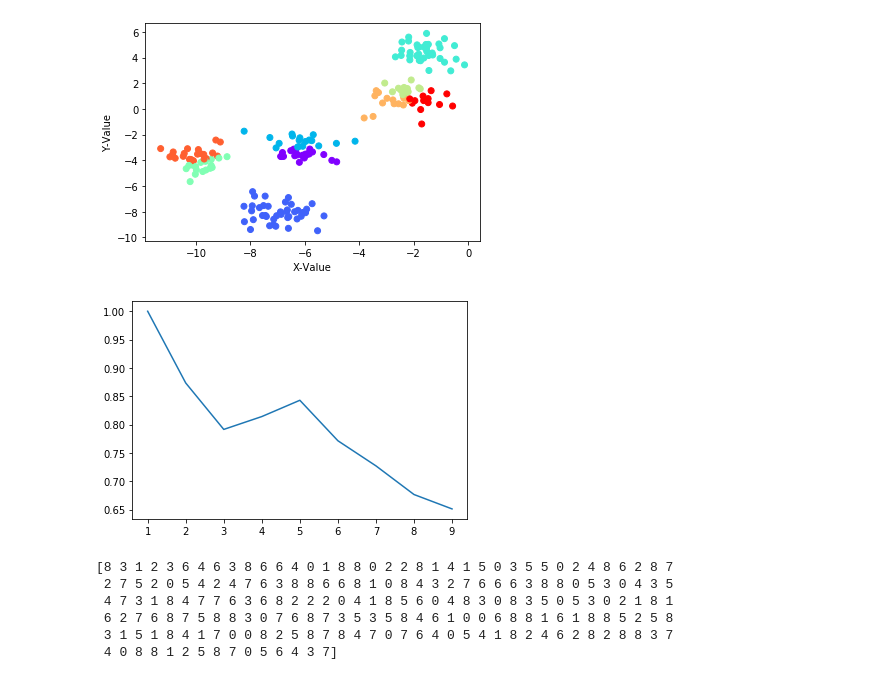
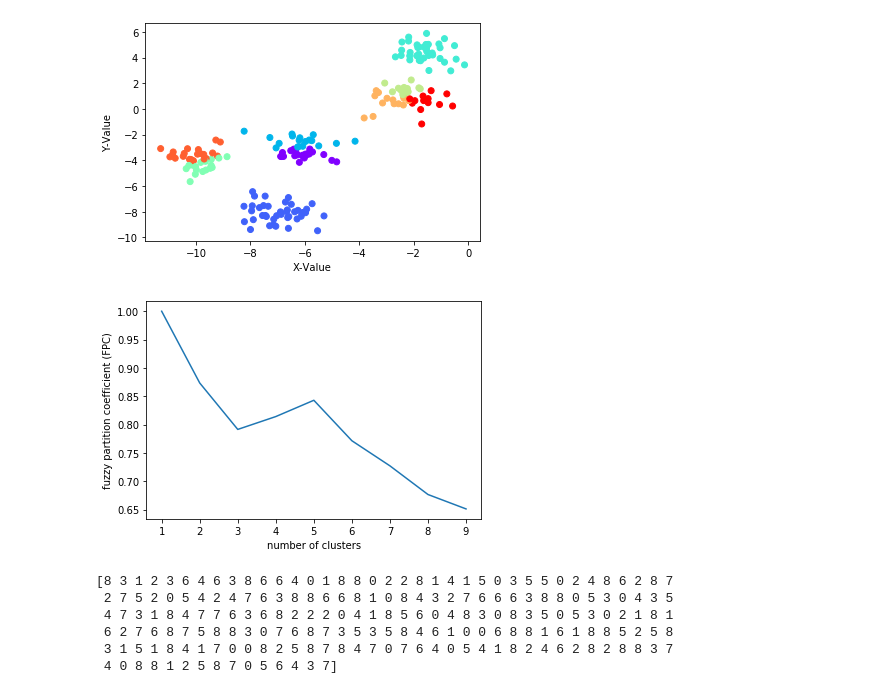
Before and after one commit to HarshitCodex/WSN-Clustering, a Jupyter notebook: LEACH/leach.ipynb, the cells around one changed output. Drawn from its saved outputs; the diff is of its cells as text; code cells hidden in the pictures.

```diff
--- a/LEACH/leach.ipynb
+++ b/LEACH/leach.ipynb
@@ -41,9 +41,12 @@ for i in range(1 , 10):
 # %%
 fig2, ax2 = plt.subplots()
 ax2.plot(range(1, 10), fpcs)
+plt.xlabel('number of clusters')
+plt.ylabel('fuzzy partition coefficient (FPC)')
+
 plt.savefig('fuzzy_elbow_method.png')
 # %% [output]
-[figure, old version]
+[figure, new version]
 # %%
 print(cluster_membership)
 # %% [output]
```
Also changed, not shown: 1 other file.
